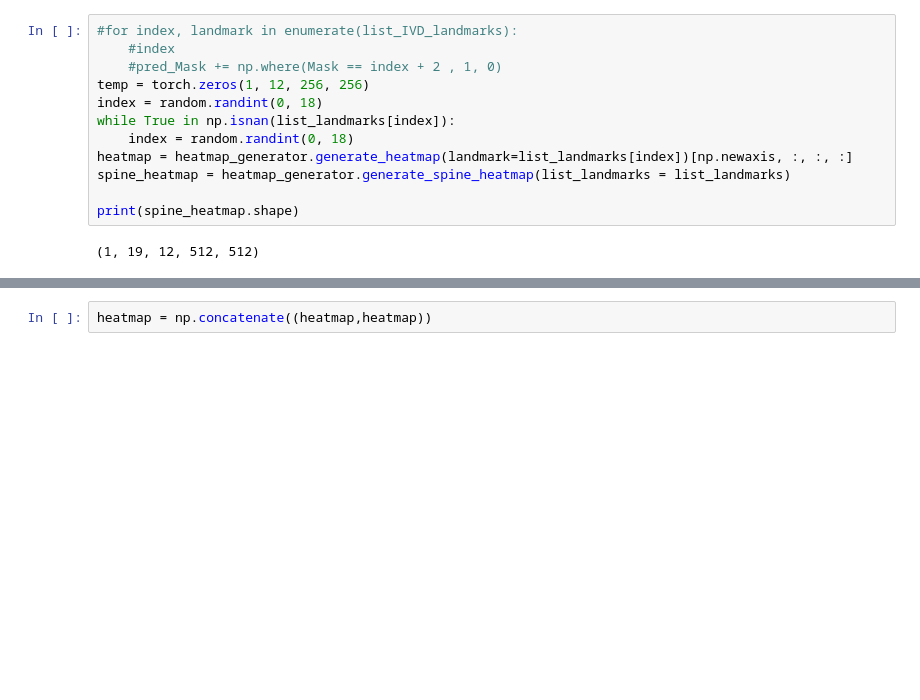
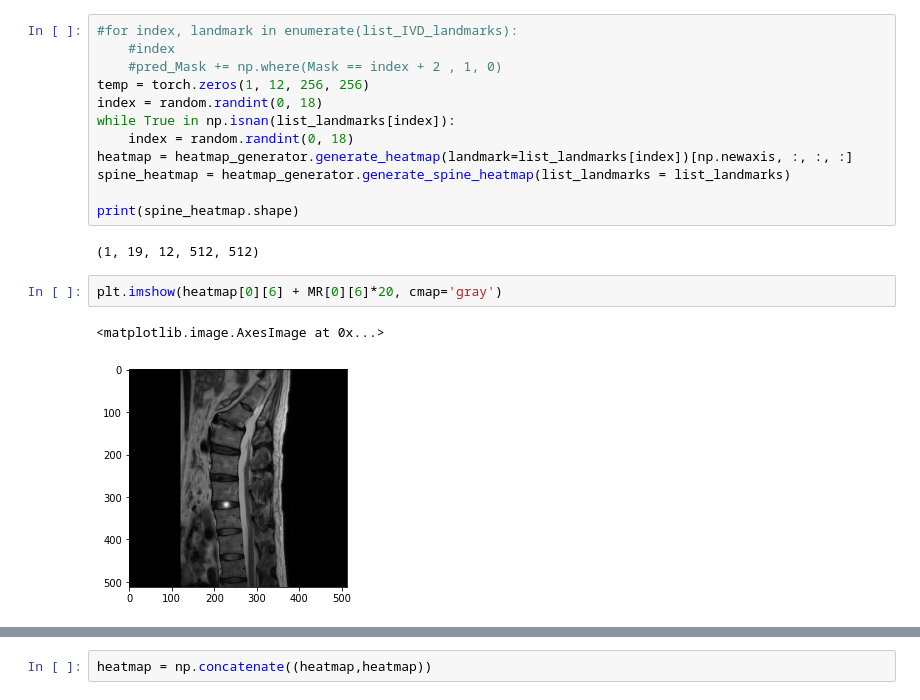
Before and after one commit to L-MingHao/test, a Jupyter notebook: Src/test4.ipynb, the cells around one changed output, grey strips where cells are left out. Cells and saved outputs as stored; diff of their text form; blank space fills up the shorter version.

```diff
--- a/Src/test4.ipynb
+++ b/Src/test4.ipynb
@@ -67,4 +67,9 @@ spine_heatmap = heatmap_generator.generate_spine_heatmap(list_landmarks = list_l
 print(spine_heatmap.shape)
 # %% [output]
 (1, 19, 12, 512, 512)
+# %%
+plt.imshow(heatmap[0][6] + MR[0][6]*20, cmap='gray')
+# %% [output]
+<matplotlib.image.AxesImage at 0x...>
+[figure, added]
 # %%
```
Also changed, not shown: parts of 4 cells of this notebook, 2 other files.
